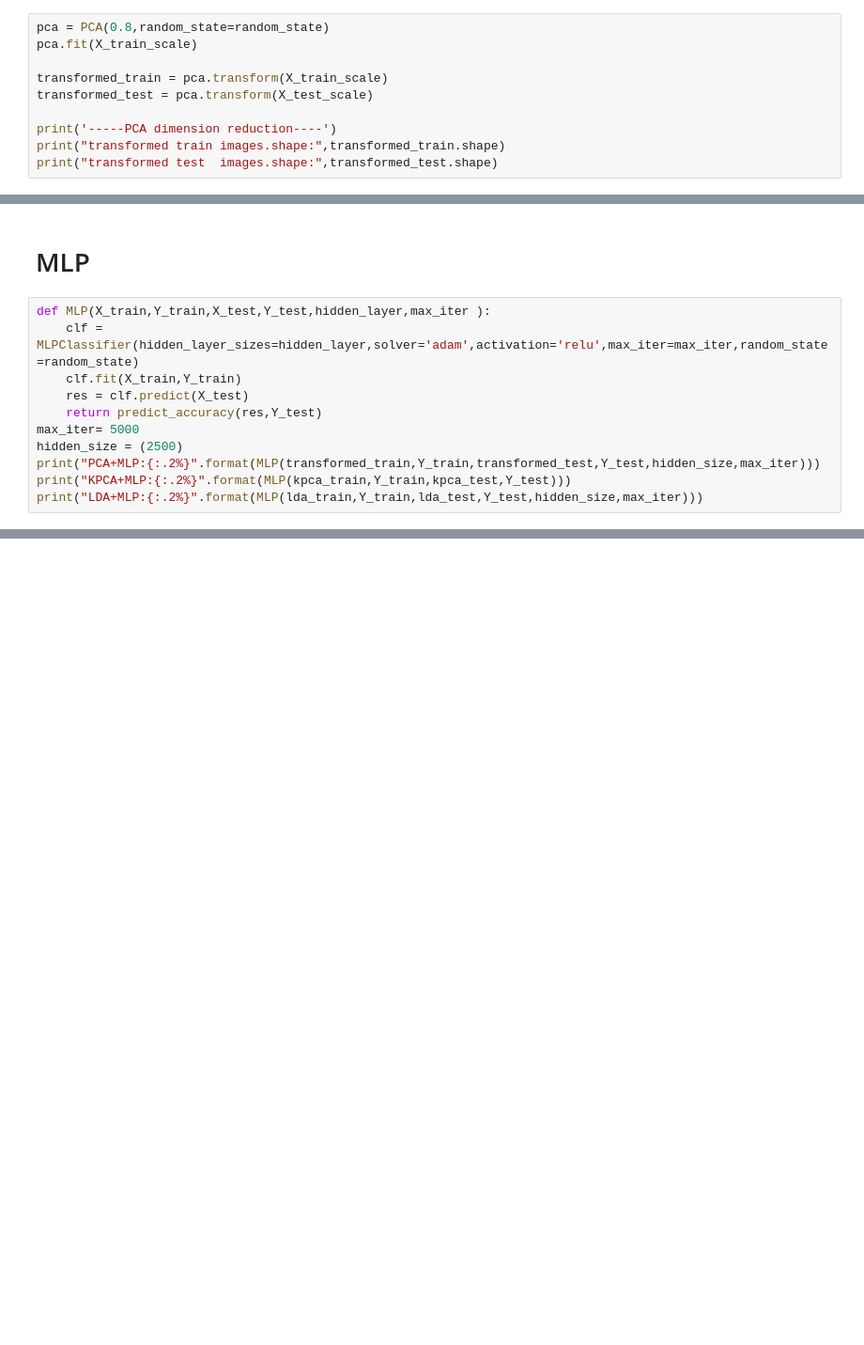
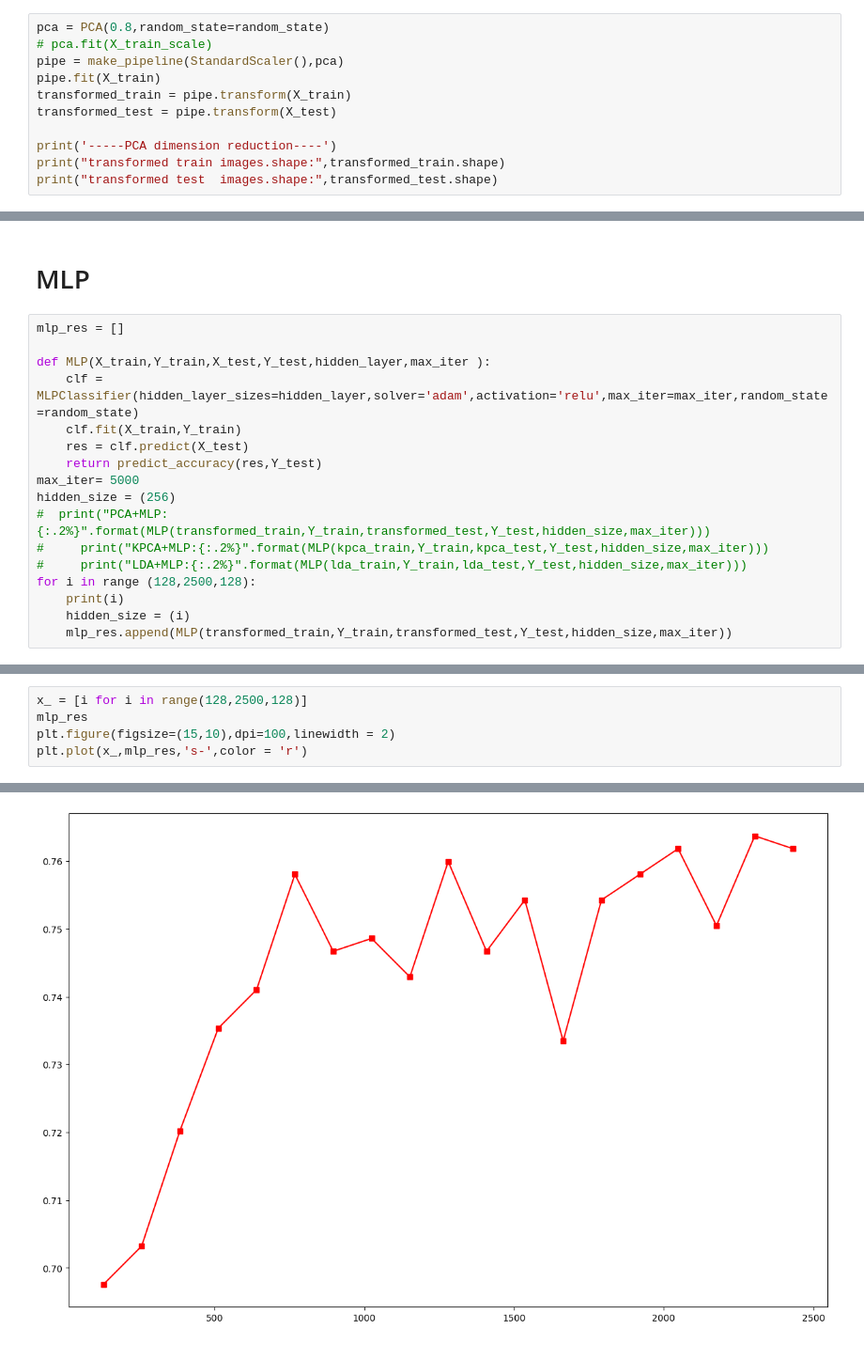
Before and after one commit to yehcheshin/PatternFinal_ChineseHandWrite, a Jupyter notebook: Clean_PCA_LDA.ipynb, the cells around one changed output, grey strips where cells are left out. Shown at 94% size. Drawn from its saved outputs; the diff is of its cells as text; blank space fills up the shorter version.

```diff
--- a/Clean_PCA_LDA.ipynb
+++ b/Clean_PCA_LDA.ipynb
@@ -151,10 +151,11 @@ Best accuracy:67.86% , Best component rate:0.7
 ## PCA
 # %%
 pca = PCA(0.8,random_state=random_state)
-pca.fit(X_train_scale)
-
-transformed_train = pca.transform(X_train_scale)
-transformed_test = pca.transform(X_test_scale)
+# pca.fit(X_train_scale)
+pipe = make_pipeline(StandardScaler(),pca)
+pipe.fit(X_train)
+transformed_train = pipe.transform(X_train)
+transformed_test = pipe.transform(X_test)
 
 print('-----PCA dimension reduction----')
 print("transformed train images.shape:",transformed_train.shape)
@@ -292,14 +277,20 @@ LDA+Perceptron:7.18%
 # %% [markdown]
 # MLP
 # %%
+mlp_res = []
+
 def MLP(X_train,Y_train,X_test,Y_test,hidden_layer,max_iter ):
     clf = MLPClassifier(hidden_layer_sizes=hidden_layer,solver='adam',activation='relu',max_iter=max_iter,random_state=random_state)
     clf.fit(X_train,Y_train)
     res = clf.predict(X_test)
     return predict_accuracy(res,Y_test)
 max_iter= 5000
-hidden_size = (2500)
-print("PCA+MLP:{:.2%}".format(MLP(transformed_train,Y_train,transformed_test,Y_test,hidden_size,max_iter)))
-print("KPCA+MLP:{:.2%}".format(MLP(kpca_train,Y_train,kpca_test,Y_test)))
-print("LDA+MLP:{:.2%}".format(MLP(lda_train,Y_train,lda_test,Y_test,hidden_size,max_iter)))
+hidden_size = (256)
+#  print("PCA+MLP:{:.2%}".format(MLP(transformed_train,Y_train,transformed_test,Y_test,hidden_size,max_iter)))
+#     print("KPCA+MLP:{:.2%}".format(MLP(kpca_train,Y_train,kpca_test,Y_test,hidden_size,max_iter)))
+#     print("LDA+MLP:{:.2%}".format(MLP(lda_train,Y_train,lda_test,Y_test,hidden_size,max_iter)))
+for i in range (128,2500,128):
+    print(i)
+    hidden_size = (i)
+    mlp_res.append(MLP(transformed_train,Y_train,transformed_test,Y_test,hidden_size,max_iter))
 # %% [output]
@@ -307,0 +316,6 @@ TypeError: MLP() missing 2 required positional arguments: 'hidden_layer' and 'ma
+# %%
+x_ = [i for i in range(128,2500,128)]
+mlp_res
+plt.figure(figsize=(15,10),dpi=100,linewidth = 2)
+plt.plot(x_,mlp_res,'s-',color = 'r')
+# %% [output]
@@ -307,0 +323 @@ TypeError: MLP() missing 2 required positional arguments: 'hidden_layer' and 'ma
+[figure, added]
```
Also changed, not shown: parts of 16 cells of this notebook, 1 other file.
